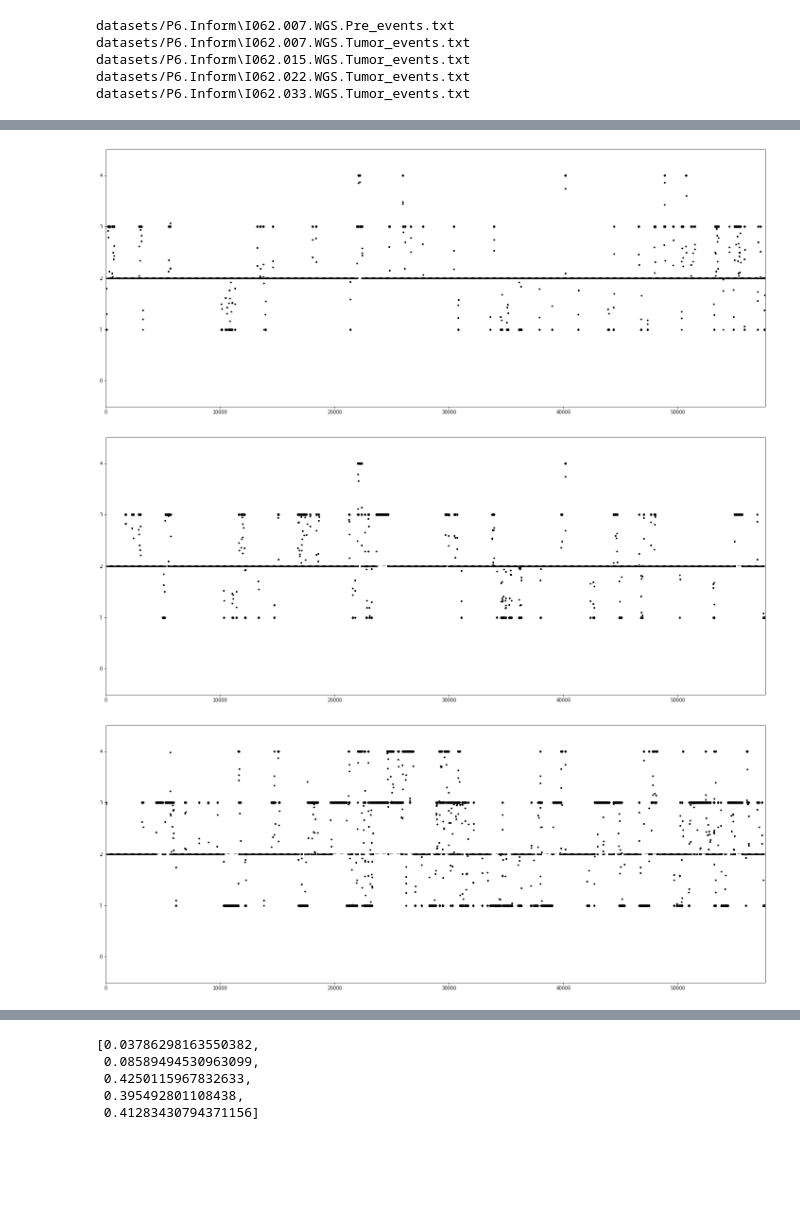
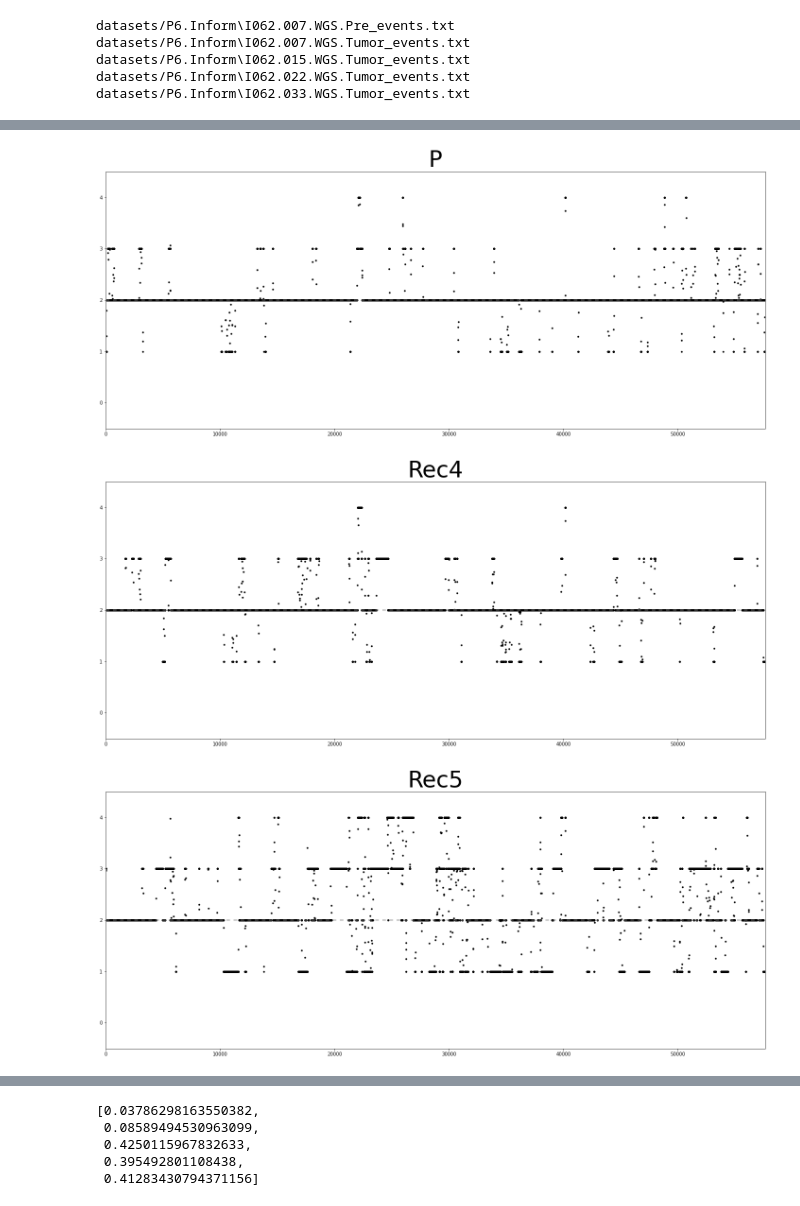
Before and after one commit to martinbudinsky3/BP-tumor-classifier, a Jupyter notebook: main.ipynb, the cells around one changed output, grey strips where cells are left out. Drawn from its saved outputs; the diff is of its cells as text; code cells hidden in the pictures; blank space fills up the shorter version.

```diff
--- a/main.ipynb
+++ b/main.ipynb
@@ -152,5 +169,5 @@ def plot_bins(bins):
 # %%
-def scatter_bins(bins):
+def scatter_bins(bins, title=None):
     fig, ax = plt.subplots(figsize=(25,10))
     ax.scatter(range(len(bins)), bins, c='k', s=8)
 
@@ -158,6 +175,8 @@ def scatter_bins(bins):
     ax.set_xlim([0, len(bins)])
 
     ax.axhline(y=2, color='gray', dashes=(5, 5))
+
+    ax.set_title(title, fontdict={'fontsize': 48})
 # %%
 # list holding names of chromosomes (not sex chromosomes)
 chromosome_names = [str(_chr) for _chr in range(1, 23)]
@@ -372,8 +452,8 @@ flattened_tumors_bins = flatten_tumors_bins(tumors_bins)
 # %%
 # scatter plot for every tumors genome
-for flattened_bins in flattened_tumors_bins:
-    scatter_bins(flattened_bins)
+for i in range(len(flattened_tumors_bins)):
+    scatter_bins(flattened_tumors_bins[i], title=tumors_names[i])
 # %% [output]
-[figure, old version]
+[figure, new version]
-[figure, old version]
+[figure, new version]
-[figure, old version]
+[figure, new version]
```
Also changed, not shown: parts of 37 cells of this notebook.
